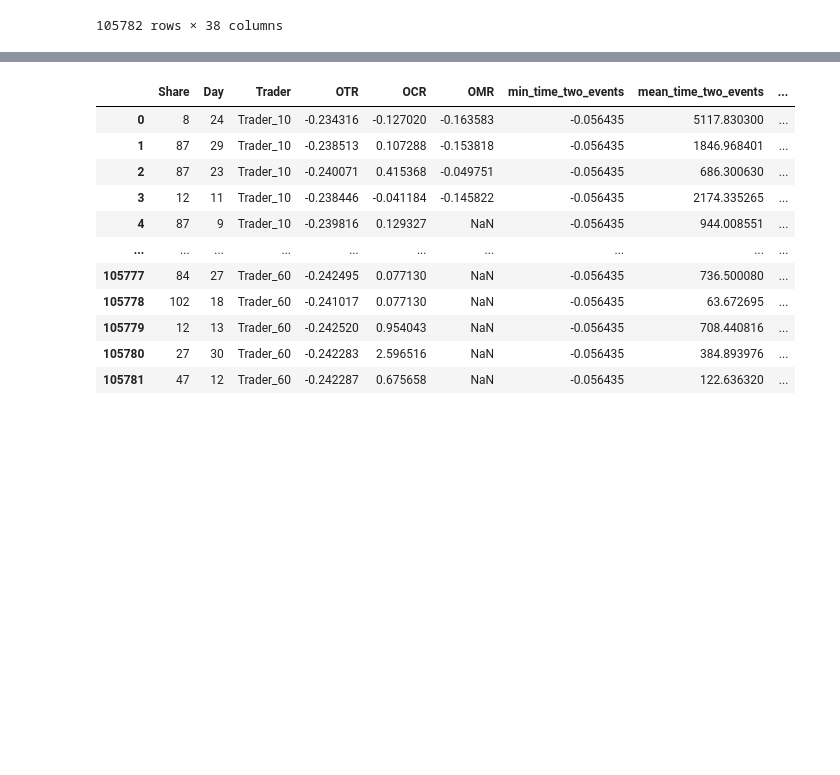
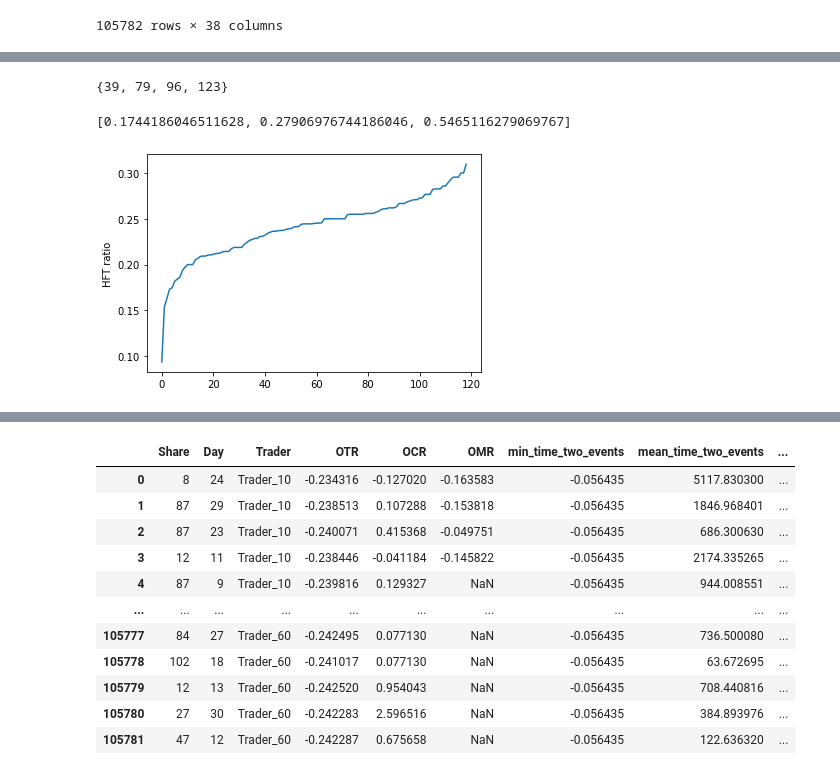
Before and after one commit to dusknight/MAP569_AMF_Challenge, a Jupyter notebook: data_insight.ipynb, the cells around one changed output, grey strips where cells are left out. Cells and saved outputs as stored; diff of their text form; code cells hidden in the pictures; blank space fills up the shorter version.

```diff
--- a/data_insight.ipynb
+++ b/data_insight.ipynb
@@ -37,0 +46,2 @@ x_train
+# %%
+share_x_train = x_train['Share'].unique()
@@ -37,0 +64,33 @@ x_train
+# %%
+set(share_x_train).difference(set(share_x_test))
+# %% [output]
+{39, 79, 96, 123}
+# %%
+from collections import Counter
+trader_train = y_train['type']
+c = Counter(y_train['type'])
+default_ratio = [e[1] for e in sorted([(i, c[i] / len(trader_train)) for i in c], key=lambda elem: elem[0])]
+# %%
+default_ratio
+# %% [output]
+[0.1744186046511628, 0.27906976744186046, 0.5465116279069767]
+# %%
+def get_share_trader_distribution(x_train):
+    d = {}
+    from collections import Counter
+    for share in share_x_train:
+        type_list = [name2type[trader] for trader in x_train[x_train['Share']==share]['Trader'].unique()]
+        c = Counter(type_list)
+        d[share] = [e[1] for e in sorted([(i, c[i] / len(type_list)) for i in c], key=lambda elem: elem[0])]
+    return d
+# %%
+import seaborn as sns
+hft_list = [v[0] for v in get_share_trader_distribution(x_train).values()]
+hft_list.sort()
+# %%
+import matplotlib.pyplot as plt
+plt.plot(hft_list)
+plt.ylabel('HFT ratio')
+plt.show()
+# %% [output]
+[figure, added]
```
Also changed, not shown: parts of 14 cells of this notebook, 31 other files.
